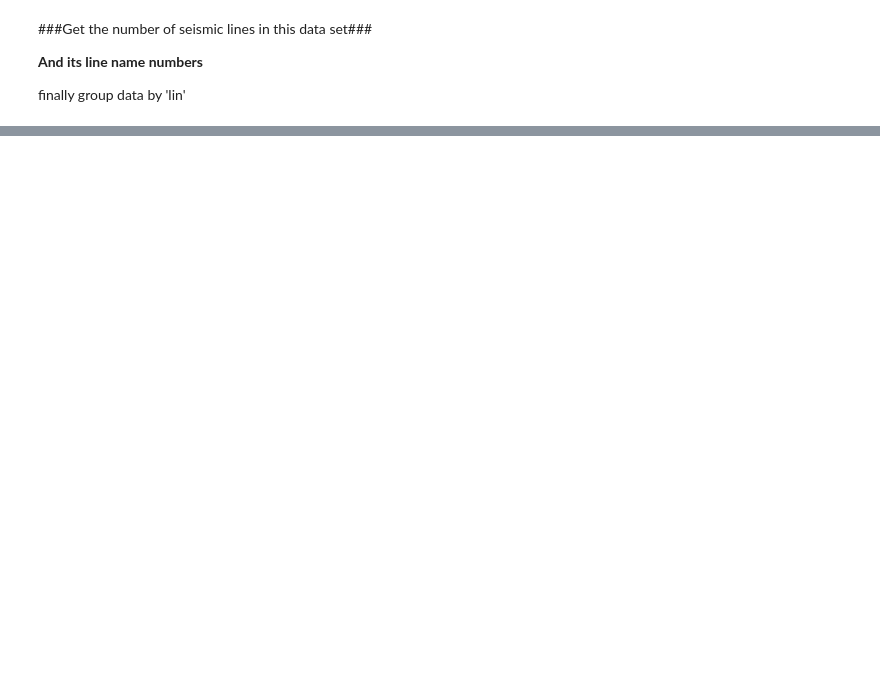
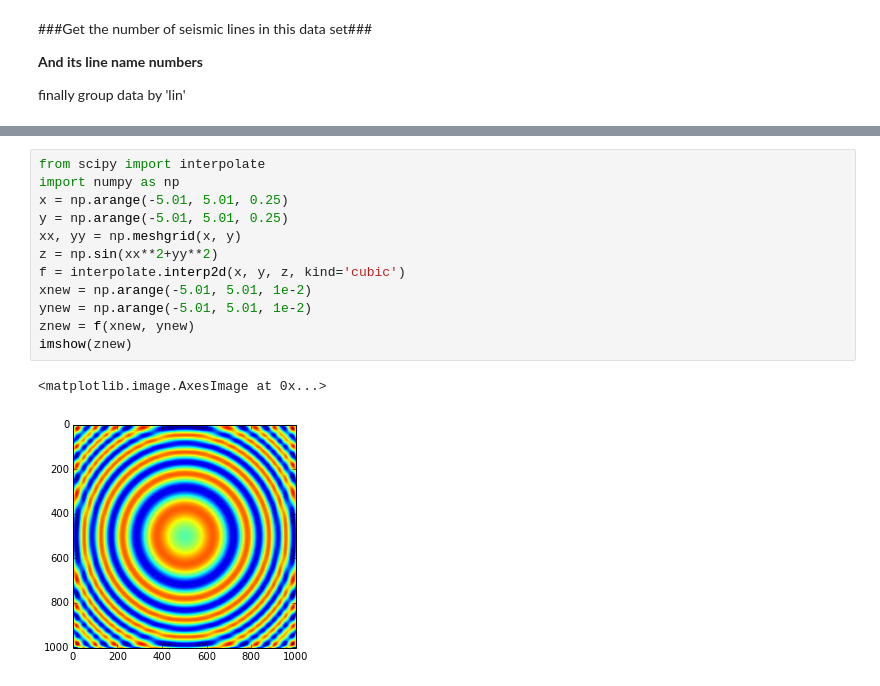
Before and after one commit to eusoubrasileiro/geonumerics, a Jupyter notebook: ipython_notebooks/Fatiando Correção Ar-livre Bahia Norte J..ipynb, the cells around one changed output, grey strips where cells are left out. Saved outputs shown, nothing was run; the diff lists cells and outputs as text; blank space fills up the shorter version.

```diff
--- a/ipython_notebooks/Fatiando Correção Ar-livre Bahia Norte J..ipynb
+++ b/ipython_notebooks/Fatiando Correção Ar-livre Bahia Norte J..ipynb
@@ -132,0 +210,15 @@ dtype('float64')
+# %%
+from scipy import interpolate
+import numpy as np
+x = np.arange(-5.01, 5.01, 0.25)
+y = np.arange(-5.01, 5.01, 0.25)
+xx, yy = np.meshgrid(x, y)
+z = np.sin(xx**2+yy**2)
+f = interpolate.interp2d(x, y, z, kind='cubic')
+xnew = np.arange(-5.01, 5.01, 1e-2)
+ynew = np.arange(-5.01, 5.01, 1e-2)
+znew = f(xnew, ynew)
+imshow(znew)
+# %% [output]
+<matplotlib.image.AxesImage at 0x...>
+[figure, added]
```
Also changed, not shown: parts of 34 cells of this notebook.
